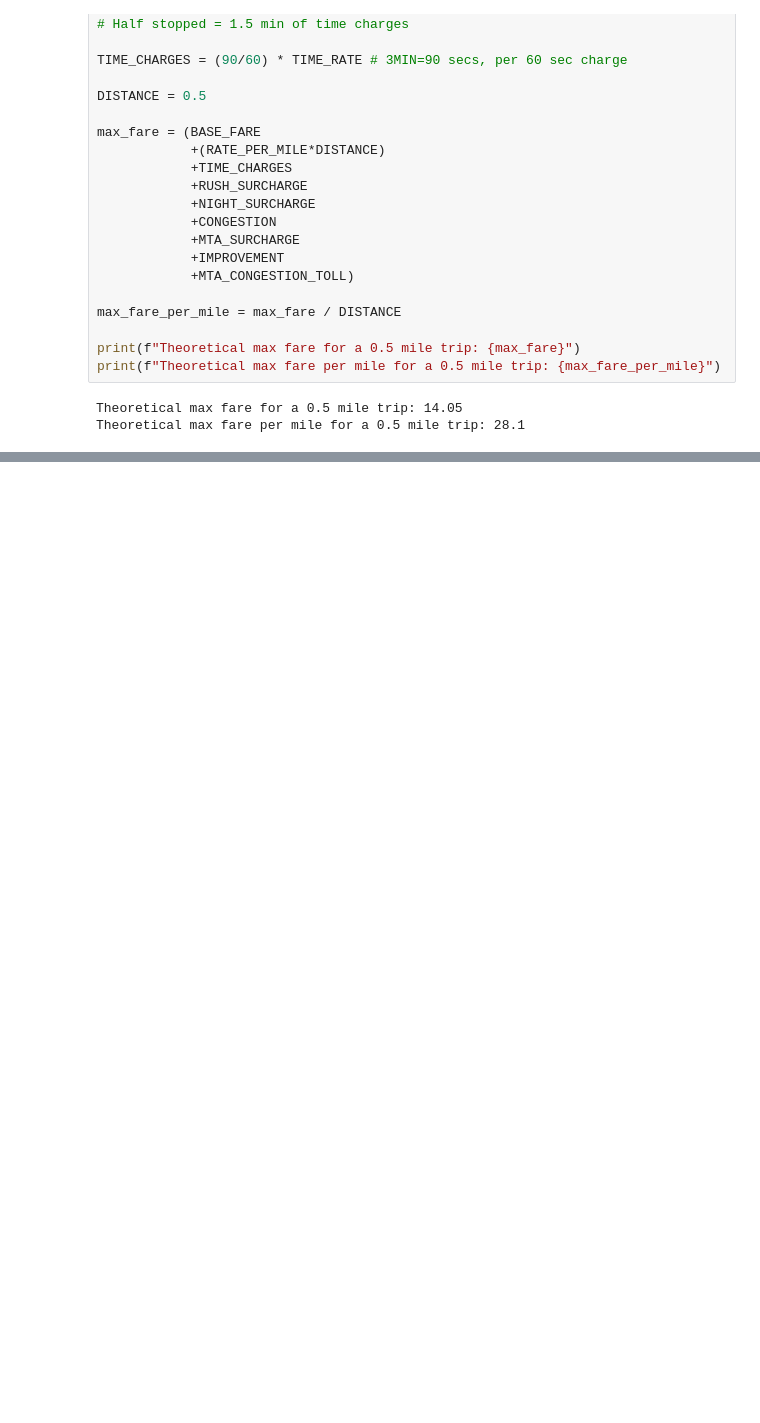
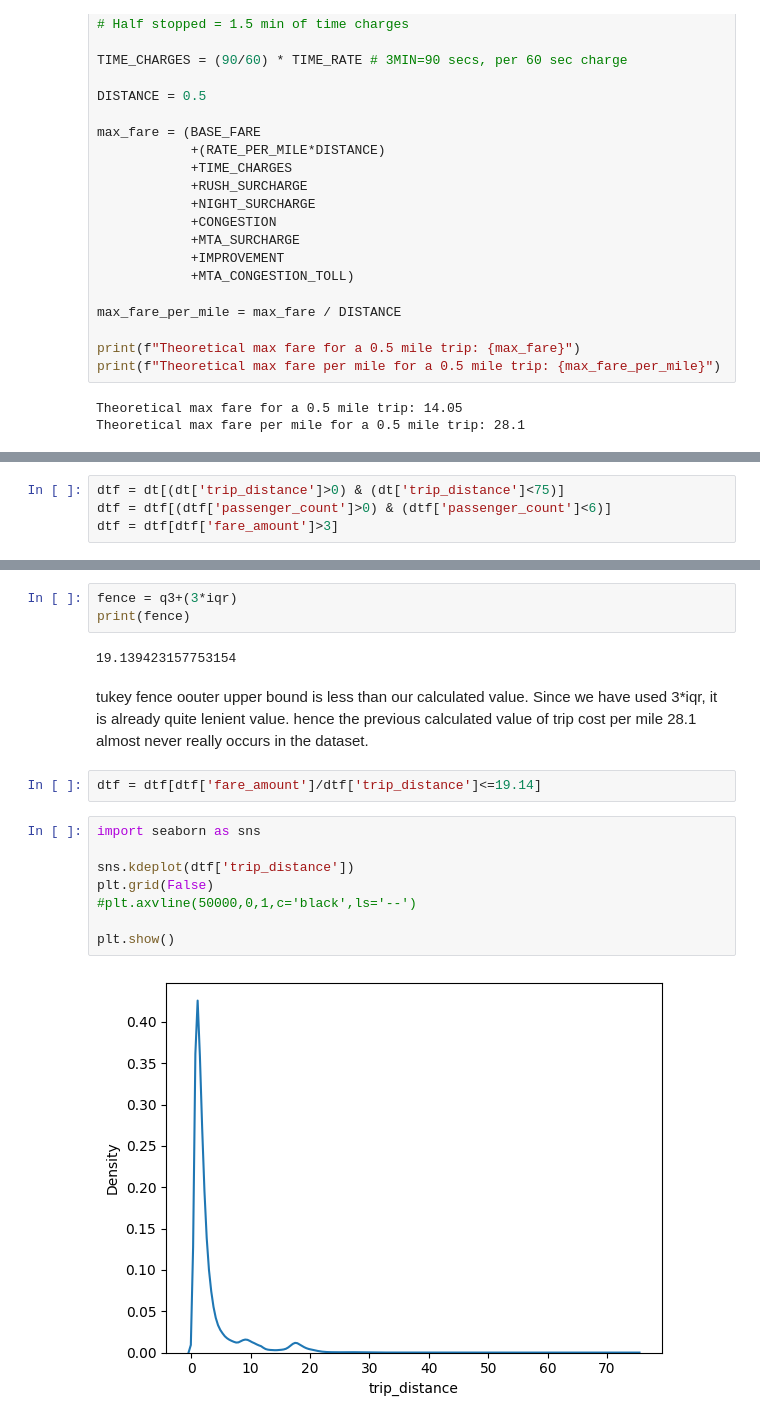
Before and after one commit to anubhavsingh1729/aidqds, a Jupyter notebook: analysis_notebook.ipynb, the cells around one changed output, grey strips where cells are left out. Saved outputs shown, nothing was run; the diff lists cells and outputs as text; blank space fills up the shorter version.

```diff
--- a/analysis_notebook.ipynb
+++ b/analysis_notebook.ipynb
@@ -349,0 +338,4 @@ Theoretical max fare per mile for a 0.5 mile trip: 28.1
+# %%
+dtf = dt[(dt['trip_distance']>0) & (dt['trip_distance']<75)]
+dtf = dtf[(dtf['passenger_count']>0) & (dtf['passenger_count']<6)]
+dtf = dtf[dtf['fare_amount']>3]
@@ -349,0 +350,19 @@ Theoretical max fare per mile for a 0.5 mile trip: 28.1
+# %%
+fence = q3+(3*iqr)
+print(fence)
+# %% [output]
+19.139423157753154
+# %% [markdown]
+tukey fence oouter upper bound is less than our calculated value. Since we have used 3*iqr, it is already quite lenient value. hence the previous calculated value of trip cost per mile 28.1 almost never really occurs in the dataset.
+# %%
+dtf = dtf[dtf['fare_amount']/dtf['trip_distance']<=19.14]
+# %%
+import seaborn as sns
+
+sns.kdeplot(dtf['trip_distance'])
+plt.grid(False)
+#plt.axvline(50000,0,1,c='black',ls='--')
+
+plt.show()
+# %% [output]
+[figure, added]
```
Also changed, not shown: parts of 33 cells of this notebook.
